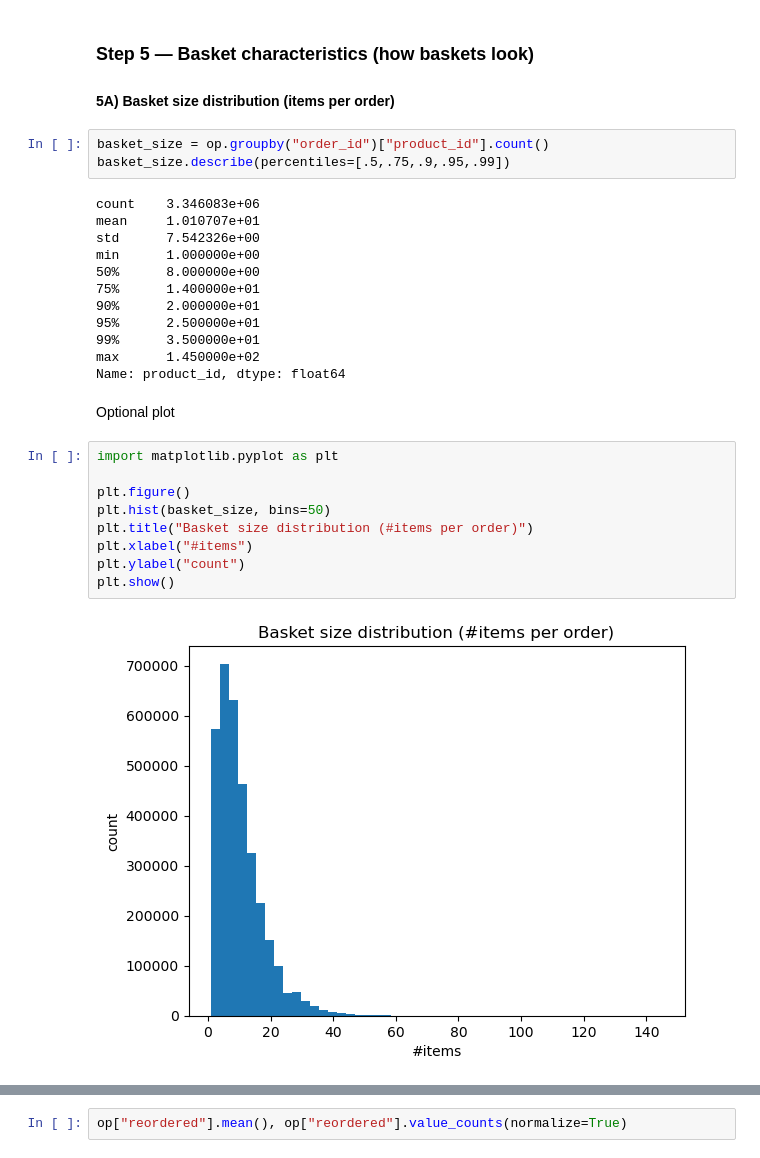
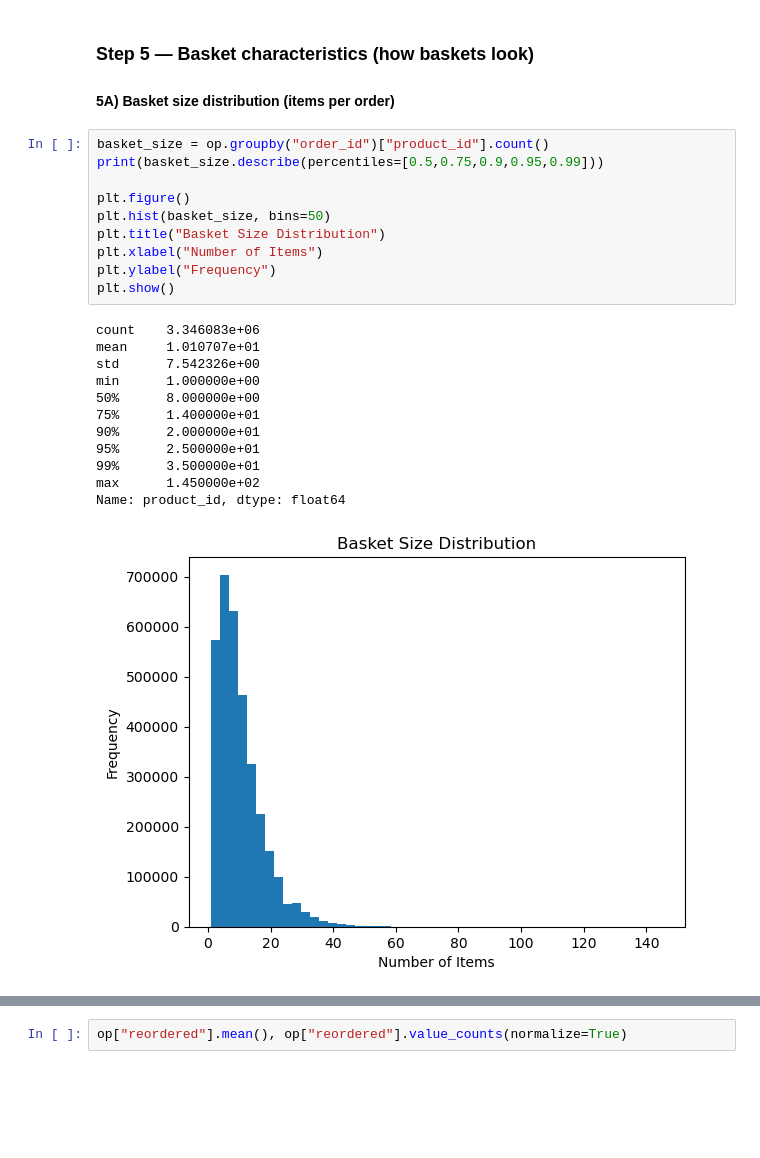
Before and after one commit to pradeepjoel/instacart-retail-project, a Jupyter notebook: notebooks/04_exploratory_data_analysis.ipynb, the cells around one changed output, grey strips where cells are left out. Saved outputs shown, nothing was run; the diff lists cells and outputs as text; blank space fills up the shorter version.

```diff
--- a/notebooks/04_exploratory_data_analysis.ipynb
+++ b/notebooks/04_exploratory_data_analysis.ipynb
@@ -220,30 +271,25 @@ __Conclude:__
 #### 5A) Basket size distribution (items per order)
 # %%
 basket_size = op.groupby("order_id")["product_id"].count()
-basket_size.describe(percentiles=[.5,.75,.9,.95,.99])
+print(basket_size.describe(percentiles=[0.5,0.75,0.9,0.95,0.99]))
+
+plt.figure()
+plt.hist(basket_size, bins=50)
+plt.title("Basket Size Distribution")
+plt.xlabel("Number of Items")
+plt.ylabel("Frequency")
+plt.show()
 # %% [output]
 count    3.346083e+06
 mean     1.010707e+01
 std      7.542326e+00
 min      1.000000e+00
 50%      8.000000e+00
 75%      1.400000e+01
 90%      2.000000e+01
 95%      2.500000e+01
 99%      3.500000e+01
 max      1.450000e+02
 Name: product_id, dtype: float64
+[figure, added]
-# %% [markdown]
-Optional plot
-# %%
-import matplotlib.pyplot as plt
-
-plt.figure()
-plt.hist(basket_size, bins=50)
-plt.title("Basket size distribution (#items per order)")
-plt.xlabel("#items")
-plt.ylabel("count")
-plt.show()
-# %% [output]
-[figure, removed]
 # %% [markdown]
```
Also changed, not shown: parts of 15 cells of this notebook.
